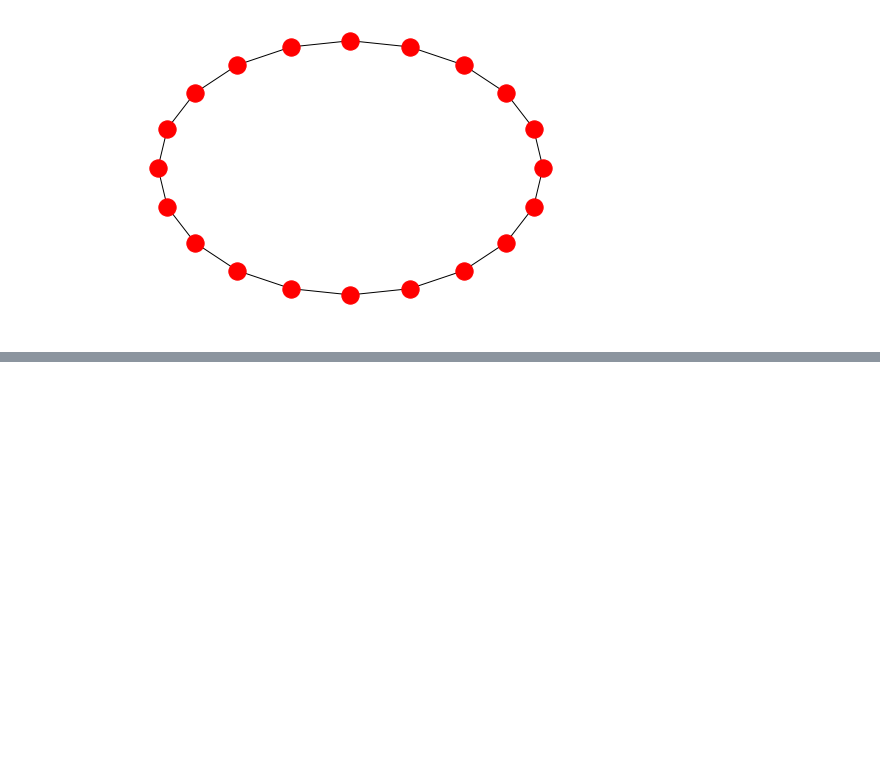
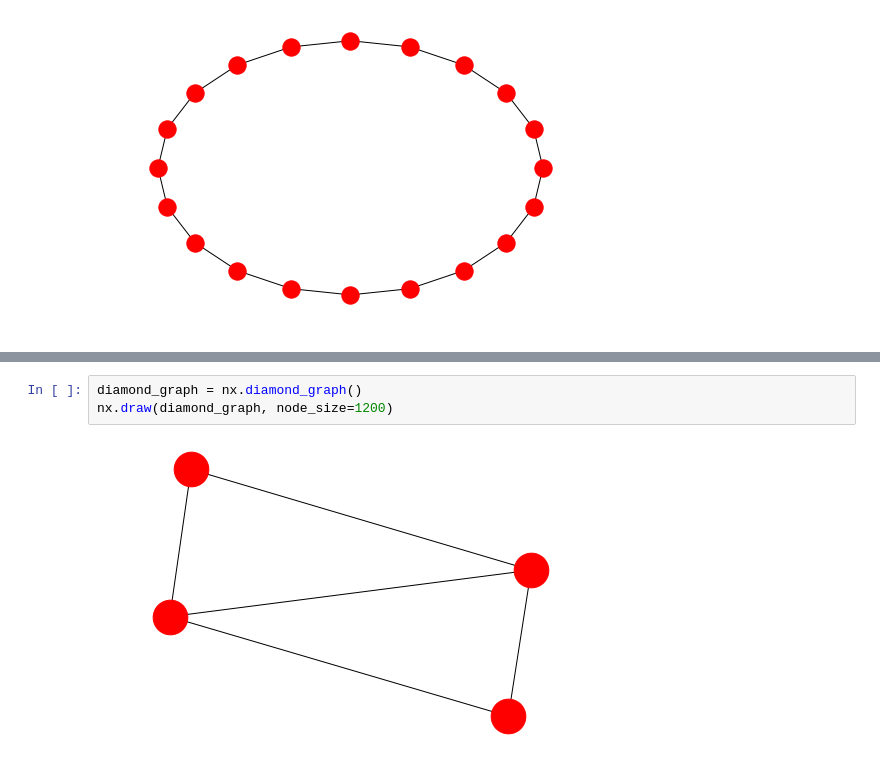
Before and after one commit to szymanskim/networkx-library-workshop, a Jupyter notebook: notebooks/NetworkX_Live.ipynb, the cells around one changed output, grey strips where cells are left out. Drawn from its saved outputs; the diff is of its cells as text; blank space fills up the shorter version.

```diff
--- a/notebooks/NetworkX_Live.ipynb
+++ b/notebooks/NetworkX_Live.ipynb
@@ -478,0 +489,5 @@ display(html)
+# %%
+diamond_graph = nx.diamond_graph()
+nx.draw(diamond_graph, node_size=1200)
+# %% [output]
+[figure, added]
```
Also changed, not shown: parts of 21 cells of this notebook.
